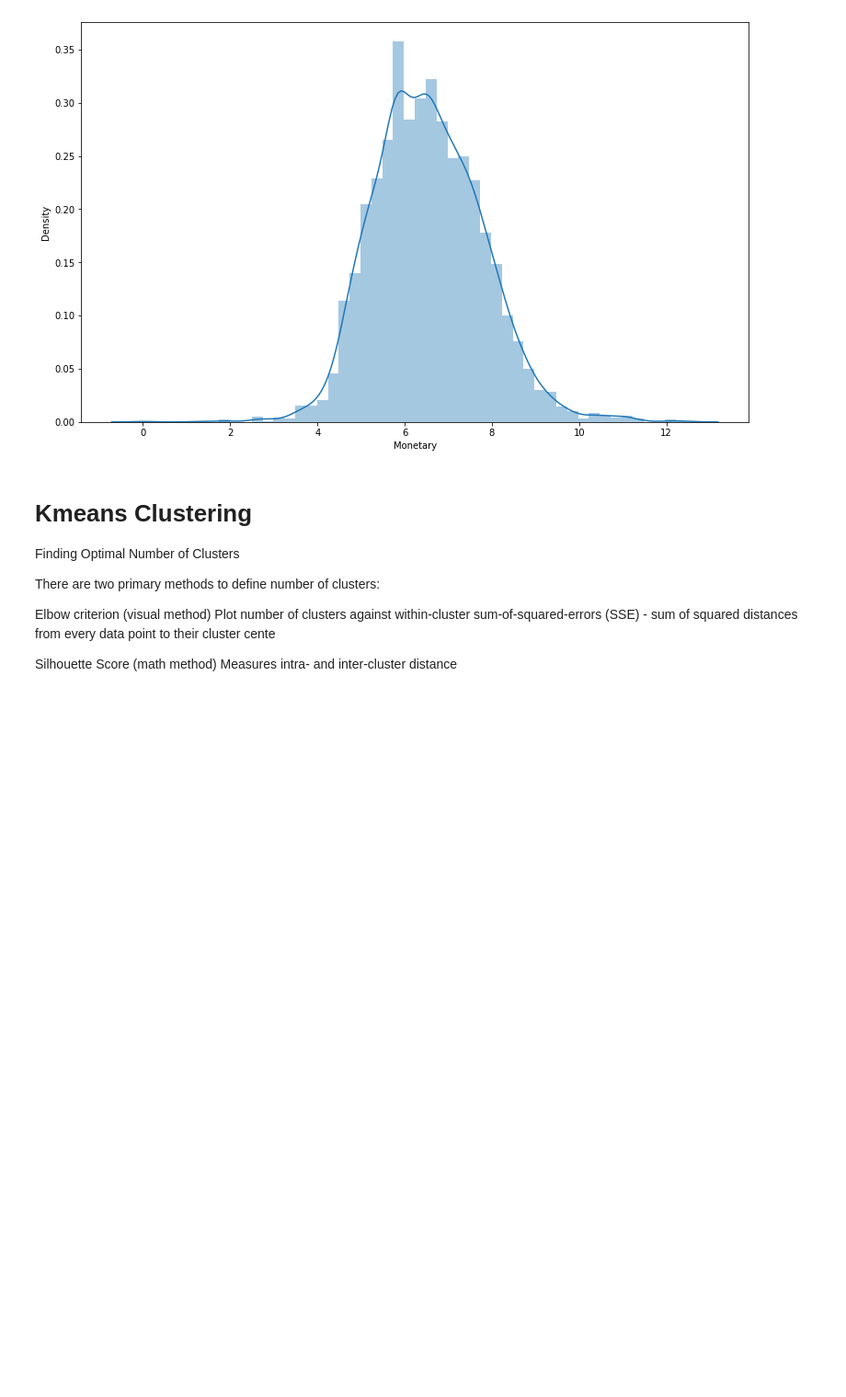
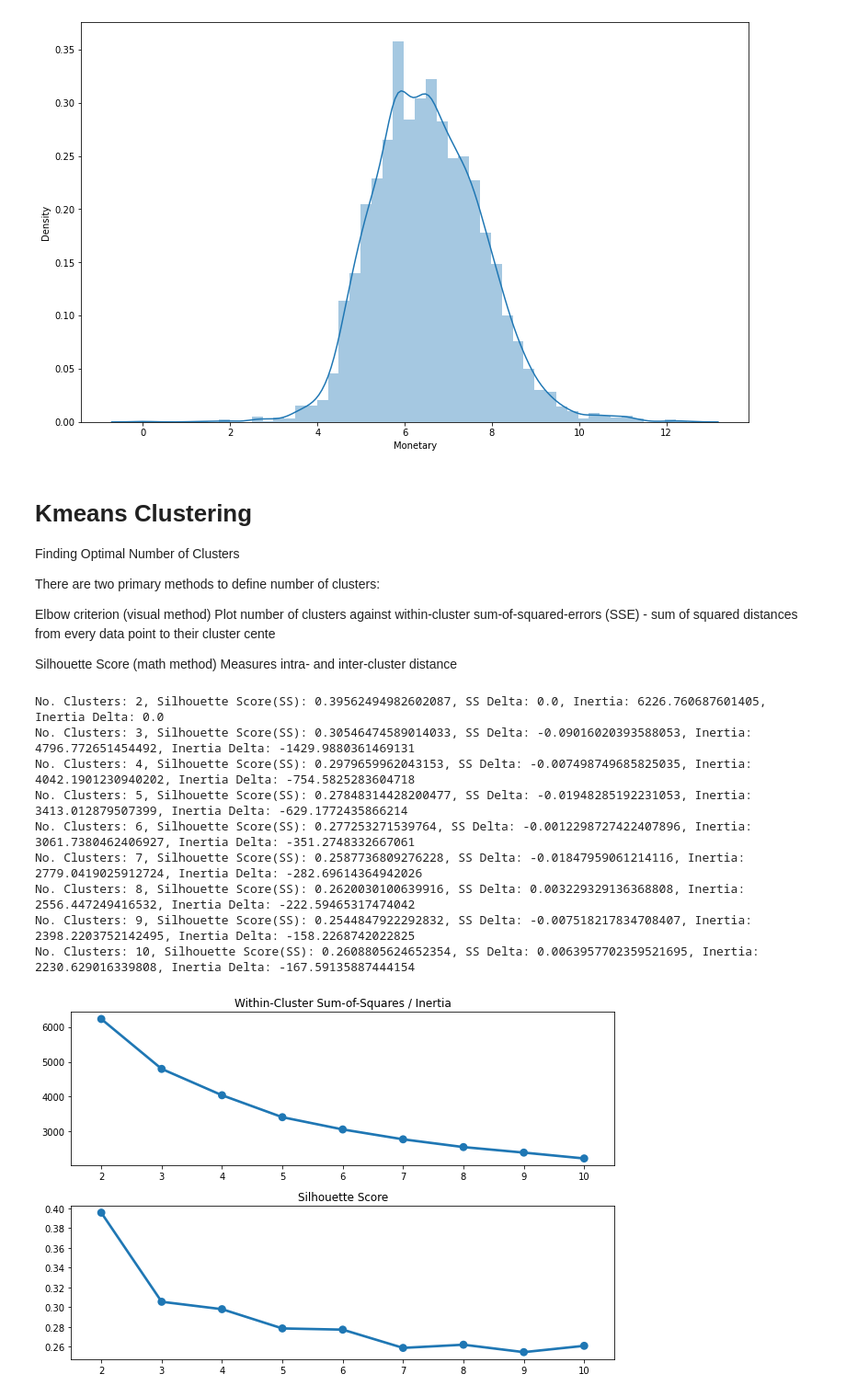
Before and after one commit to Deven876/Customer-Segmentation, a Jupyter notebook: Customer_Segmentation.ipynb, the cells around one changed output. Shown at 92% size. Saved outputs shown, nothing was run; the diff lists cells and outputs as text; code cells hidden in the pictures; blank space fills up the shorter version.

Commit message:
optimal k value

```diff
--- a/Customer_Segmentation.ipynb
+++ b/Customer_Segmentation.ipynb
@@ -511,8 +511,8 @@ def optimal_kmeans(dataset, start=2, end=11):
         labels = kmeans.fit_predict(dataset)
 
         # Calcualte model performance
-        silhouette_avg = round(silhouette_score(dataset, labels, random_state=1), 3)
-        inertia_score = round(kmeans.inertia_, 2)
+        silhouette_avg = (silhouette_score(dataset, labels, random_state=1))
+        inertia_score = (kmeans.inertia_)
 
         # Append score to lists
         km_ss.append(silhouette_avg)
@@ -522,9 +522,9 @@ def optimal_kmeans(dataset, start=2, end=11):
         print("No. Clusters: {}, Silhouette Score(SS): {}, SS Delta: {}, Inertia: {}, Inertia Delta: {}".format(
             n_clusters,
             silhouette_avg,
-            (km_ss[n_clusters - start] - km_ss[n_clusters - start - 1]).round(3),
+            (km_ss[n_clusters - start] - km_ss[n_clusters - start - 1]),
             inertia_score,
-            (inertia[n_clusters - start] - inertia[n_clusters - start - 1]).round(3)))
+            (inertia[n_clusters - start] - inertia[n_clusters - start - 1])))
 
         # Plot graph at the end of loop
         if n_clusters == end - 1:
@@ -539,3 +539,16 @@ def optimal_kmeans(dataset, start=2, end=11):
             sns.pointplot(x=n_clu, y=km_ss)
             plt.tight_layout()
             plt.show()
+# %%
+optimal_kmeans(Scaled_Data)
+# %% [output]
+No. Clusters: 2, Silhouette Score(SS): 0.39562494982602087, SS Delta: 0.0, Inertia: 6226.760687601405, Inertia Delta: 0.0
+No. Clusters: 3, Silhouette Score(SS): 0.30546474589014033, SS Delta: -0.09016020393588053, Inertia: 4796.772651454492, Inertia Delta: -1429.9880361469131
+No. Clusters: 4, Silhouette Score(SS): 0.2979659962043153, SS Delta: -0.007498749685825035, Inertia: 4042.1901230940202, Inertia Delta: -754.5825283604718
+No. Clusters: 5, Silhouette Score(SS): 0.27848314428200477, SS Delta: -0.01948285192231053, Inertia: 3413.012879507399, Inertia Delta: -629.1772435866214
+No. Clusters: 6, Silhouette Score(SS): 0.277253271539764, SS Delta: -0.0012298727422407896, Inertia: 3061.7380462406927, Inertia Delta: -351.2748332667061
+No. Clusters: 7, Silhouette Score(SS): 0.2587736809276228, SS Delta: -0.01847959061214116, Inertia: 2779.0419025912724, Inertia Delta: -282.69614364942026
+No. Clusters: 8, Silhouette Score(SS): 0.2620030100639916, SS Delta: 0.003229329136368808, Inertia: 2556.447249416532, Inertia Delta: -222.59465317474042
+No. Clusters: 9, Silhouette Score(SS): 0.2544847922292832, SS Delta: -0.007518217834708407, Inertia: 2398.2203752142495, Inertia Delta: -158.2268742022825
+No. Clusters: 10, Silhouette Score(SS): 0.2608805624652354, SS Delta: 0.0063957702359521695, Inertia: 2230.629016339808, Inertia Delta: -167.59135887444154
+[figure, added]
```
